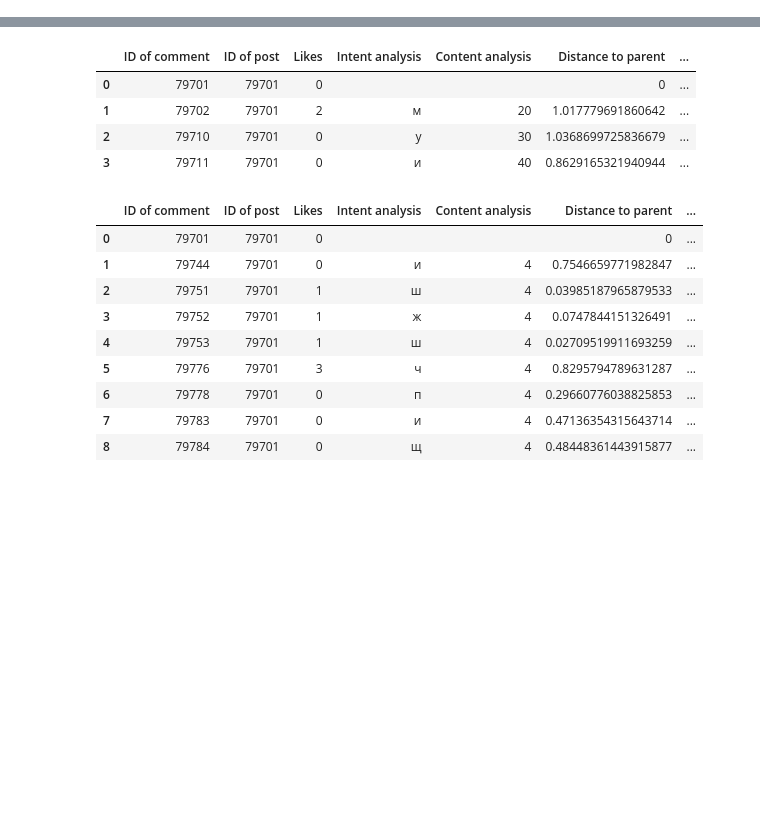
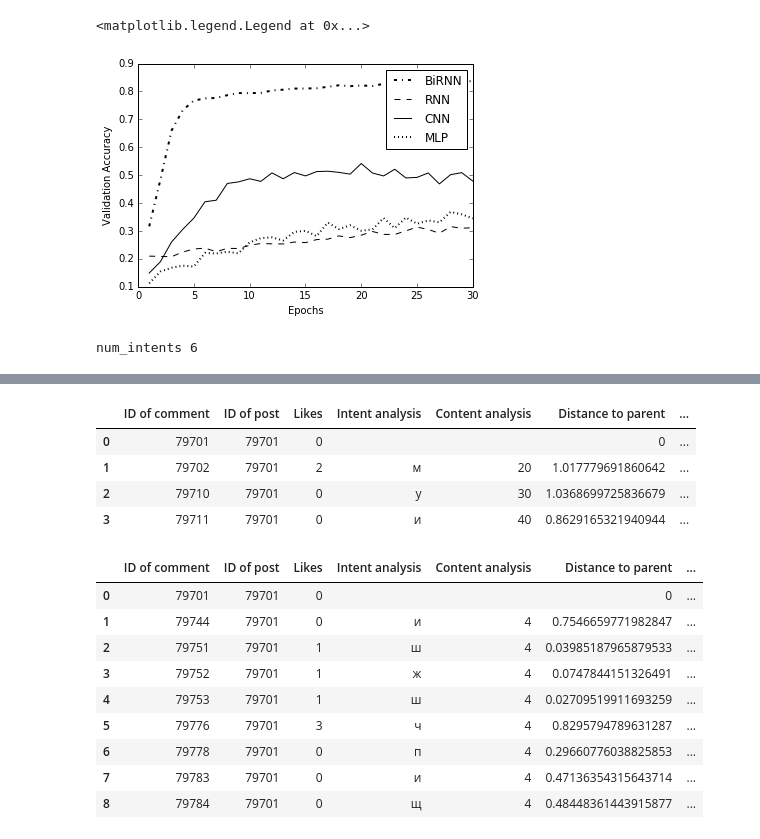
Before and after one commit to demid5111/dialog-intent-dl, a Jupyter notebook: ipynb/predict_next_intent.ipynb, the cells around one changed output, grey strips where cells are left out. Drawn from its saved outputs; the diff is of its cells as text; code cells hidden in the pictures; blank space fills up the shorter version.

```diff
--- a/ipynb/predict_next_intent.ipynb
+++ b/ipynb/predict_next_intent.ipynb
@@ -217,0 +54,3 @@ pi.fit_generator(validation_split = 0.2)
+# %%
+pi.build_BiRNN_model()
+history_BiRNN = pi.fit_generator(epochs = 100)
@@ -217,0 +75,3 @@ pi.fit_generator(validation_split = 0.2)
+# %%
+pi.build_RNN_model()
+history_RNN = pi.fit_generator(epochs = 100)
@@ -217,0 +96,3 @@ pi.fit_generator(validation_split = 0.2)
+# %%
+pi.build_CNN_model()
+history_CNN = pi.fit_generator(epochs = 100)
@@ -217,0 +117,3 @@ pi.fit_generator(validation_split = 0.2)
+# %%
+pi.build_MLP_model()
+history_MLP = pi.fit_generator(epochs = 100)
@@ -217,0 +138,19 @@ pi.fit_generator(validation_split = 0.2)
+# %%
+len_y = 30
+x = range(1,len_y+1)
+y1 = history_BiRNN.history['val_acc'][:len_y]
+y2 = history_RNN.history['val_acc'][:len_y]
+y3 = history_CNN.history['val_acc'][:len_y]
+y4 = history_MLP.history['val_acc'][:len_y]
+
+plt.xlabel("Epochs")
+plt.ylabel("Validation Accuracy")
+
+plt.plot(x,y1, 'k-.', label='BiRNN', linewidth=2)
+plt.plot(x,y2, 'k--', label='RNN', linewidth=1)
+plt.plot(x,y3, 'k-', label='CNN', linewidth=1)
+plt.plot(x,y4, 'k:', label='MLP', linewidth=2)
+plt.legend(loc='upper right')
+# %% [output]
+<matplotlib.legend.Legend at 0x...>
+[figure, added]
@@ -217,0 +181,11 @@ pi.fit_generator(validation_split = 0.2)
+# %%
+pgi = PredictIntent(is_general = True)
+pgi.batch_size = 13
+pgi.max_sequence_length = 5
+pgi.intent_embedding_dim = 10
+pgi.num_units = 30
+pgi.validation_split = 0.2
+pgi.random_state = 42
+pgi.data_path = "../feature_and_vector
+# %% [output]
+num_intents 6
```
Also changed, not shown: parts of 19 cells of this notebook, 5 other files.
